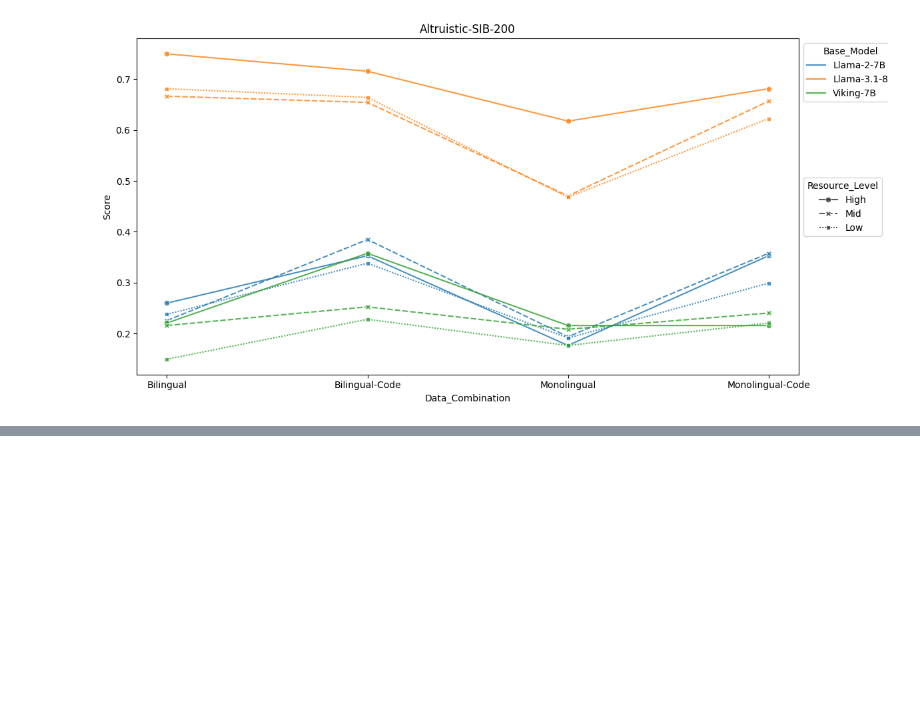
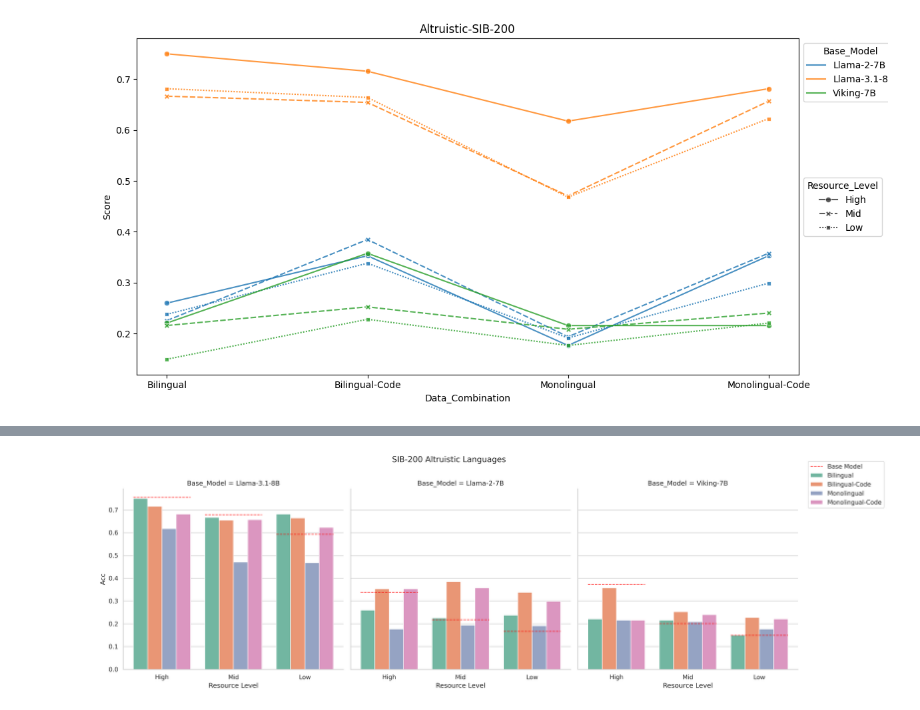
Before and after one commit to MaLA-LM/MixCPT, a Jupyter notebook: evaluation/Visualization/SIB-200/Altruistic-SIB-200.ipynb, the cells around one changed output, grey strips where cells are left out. Saved outputs shown, nothing was run; the diff lists cells and outputs as text; code cells hidden in the pictures; blank space fills up the shorter version.

```diff
--- a/evaluation/Visualization/SIB-200/Altruistic-SIB-200.ipynb
+++ b/evaluation/Visualization/SIB-200/Altruistic-SIB-200.ipynb
@@ -131,0 +268,75 @@ The `ci` parameter is deprecated. Use `errorbar=None` for the same effect.
+# %%
+df = df_agg[df_agg["Base_Model"].isin(["Llama-3.1-8B", "Llama-2-7B", "Viking-7B"])]
+custom_order = ['Llama-3.1-8B', 'Llama-2-7B', 'Viking-7B']
+df['Base_Model'] = pd.Categorical(df['Base_Model'], categories=custom_order, ordered=True)
+df = df.sort_values(by='Base_Model')
+base_lines = {
+    ("Llama-3.1-8B", "High"): 0.7549,
+    ("Llama-3.1-8B", "Mid"): 0.6790,
+    ("Llama-3.1-8B", "Low"): 0.5932,
+    ("Llama-2-7B", "High"): 0.3382,
+    ("Llama-2-7B", "Mid"): 0.2182,
+    ("Llama-2-7B", "Low"): 0.1667,
+    ("Viking-7B", "High"): 0.3725,
+    ("Viking-7B", "Mid"): 0.2010,
+    ("Viking-7B", "Low"): 0.1496,
+}
+
+sns.set_theme(style="whitegrid")
+g = sns.catplot(
+    data=df,
+    x="Resource_Level",
+    y="Score",
+    hue="Data_Combination",
+    col="Base_Model",
+    kind="bar",
+    palette="Set2",
+    sharey=True,
+    legend_out=False,
+)
+
+g.fig.set_size_inches(18, 6)
+g.fig.set_dpi(300)
+g.set_axis_labels("Resource Level", "Acc")
+
+
+base_models = ["Llama-3.1-8B", "Llama-2-7B", "Viking-7B"]
+for ax, model in zip(g.axes.flat, base_models):
+    xtick_positions = ax.get_xticks()
+    xtick_labels = [tick.get_text() for tick in ax.get_xticklabels()]
+
+    for x, level_str in zip(xtick_positions, xtick_labels):
+        val = base_lines[(model, level_str)]
+        ax.hlines(
+            y=val,
+            xmin=x - 0.4,
+            xmax=x + 0.4,
+            color="red",
+            linestyles="--",
+            linewidth=1.2,
+            alpha=0.8,
+            # label=f"{model}-{level_str} base={val}"
+            label="Base Model",
+        )
+
+all_handles, all_labels = [], []
+for ax in g.axes.flat:
+    h, l = ax.get_legend_handles_labels()
+    all_handles.extend(h)
+    all_labels.extend(l)
+
+if g._legend:
+    g._legend.remove()
+
+unique_handles, unique_labels = [], []
+for h, lbl in zip(all_handles, all_labels):
+    if lbl not in unique_labels:
+        unique_labels.append(lbl)
+        unique_handles.append(h)
+
+g.fig.legend(unique_handles, unique_labels, loc="upper left", bbox_to_anchor=(1, 1))
+g.fig.suptitle("SIB-200 Altruistic Languages", y=1.01)
+plt.tight_layout()
+plt.show()
+# %% [output]
+[figure, added]
```
Also changed, not shown: parts of 3 cells of this notebook, 9 other files.
